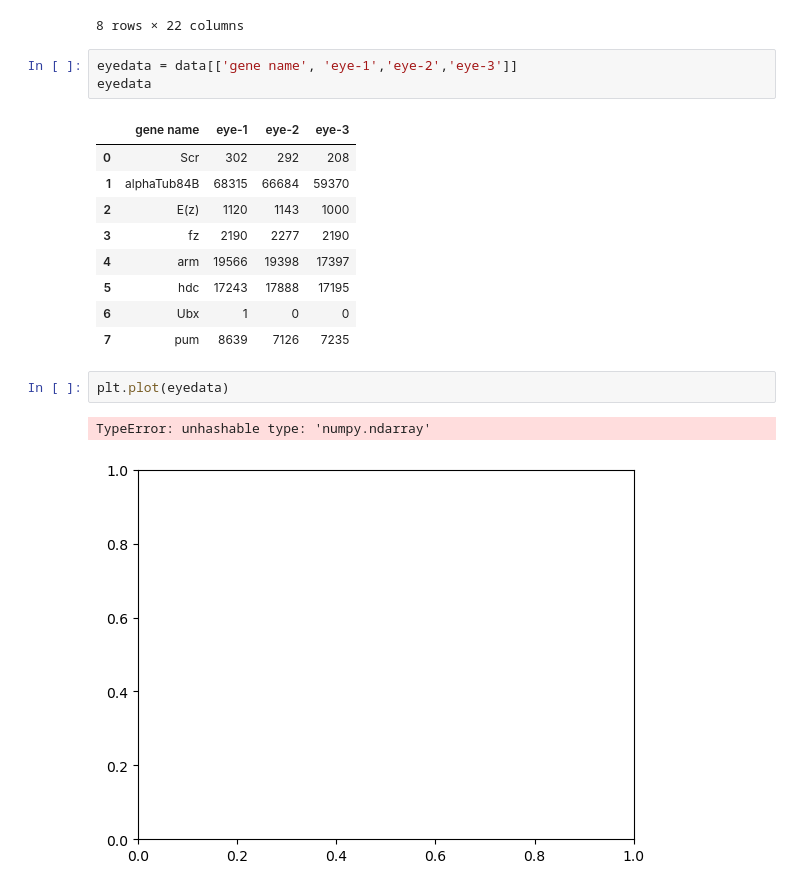
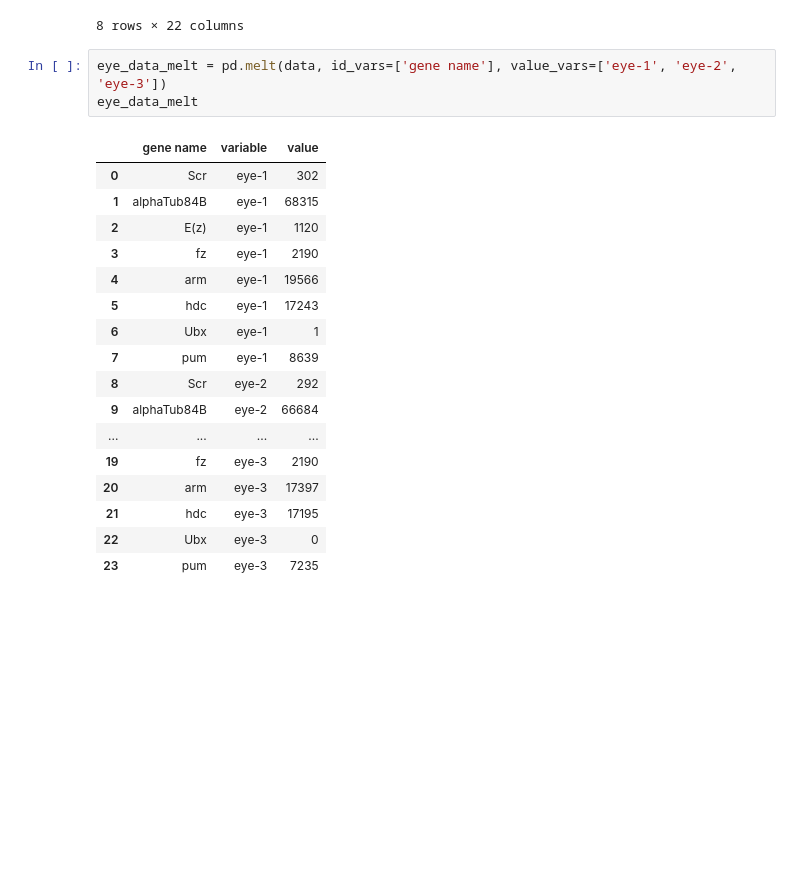
Before and after one commit to za2313/IntroPython, a Jupyter notebook: RNA-seq test.ipynb, the cells around one changed output. Drawn from its saved outputs; the diff is of its cells as text; blank space fills up the shorter version.

```diff
--- a/RNA-seq test.ipynb
+++ b/RNA-seq test.ipynb
@@ -23,20 +25,23 @@ data
 | 7 | FBgn0003165 | pum | 7285.838724 | 0.472420 | 0.161633 | 2.922800 | 3.468990e-03 | 1.418082e-02 | NaN | FBgn0003165 | ... |
 8 rows × 22 columns
 # %%
-eyedata = data[['gene name', 'eye-1','eye-2','eye-3']]
-eyedata
+eye_data_melt = pd.melt(data, id_vars=['gene name'], value_vars=['eye-1', 'eye-2', 'eye-3'])
+eye_data_melt
 # %% [output]
-|  | gene name | eye-1 | eye-2 | eye-3 |
-| 0 | Scr | 302 | 292 | 208 |
-| 1 | alphaTub84B | 68315 | 66684 | 59370 |
-| 2 | E(z) | 1120 | 1143 | 1000 |
-| 3 | fz | 2190 | 2277 | 2190 |
-| 4 | arm | 19566 | 19398 | 17397 |
-| 5 | hdc | 17243 | 17888 | 17195 |
-| 6 | Ubx | 1 | 0 | 0 |
-| 7 | pum | 8639 | 7126 | 7235 |
+|  | gene name | variable | value |
+| 0 | Scr | eye-1 | 302 |
+| 1 | alphaTub84B | eye-1 | 68315 |
+| 2 | E(z) | eye-1 | 1120 |
+| 3 | fz | eye-1 | 2190 |
+| 4 | arm | eye-1 | 19566 |
+| 5 | hdc | eye-1 | 17243 |
+| 6 | Ubx | eye-1 | 1 |
+| 7 | pum | eye-1 | 8639 |
+| 8 | Scr | eye-2 | 292 |
+| 9 | alphaTub84B | eye-2 | 66684 |
+| ... | ... | ... | ... |
+| 19 | fz | eye-3 | 2190 |
+| 20 | arm | eye-3 | 17397 |
+| 21 | hdc | eye-3 | 17195 |
+| 22 | Ubx | eye-3 | 0 |
+| 23 | pum | eye-3 | 7235 |
-# %%
-plt.plot(eyedata)
-# %% [output]
-TypeError: unhashable type: 'numpy.ndarray'
-[figure, removed]
```
Also changed, not shown: parts of 5 cells of this notebook, 1 other file.
